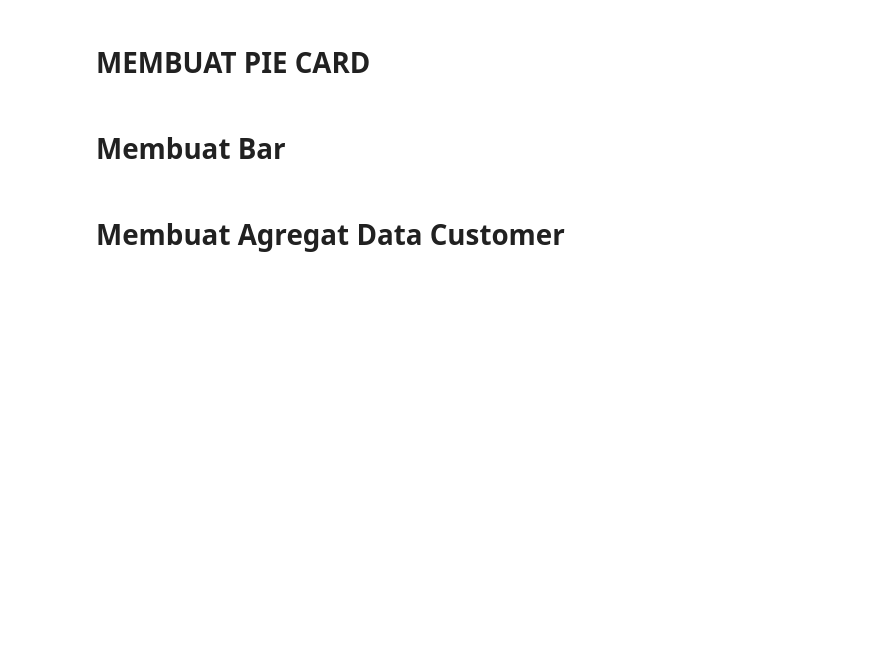
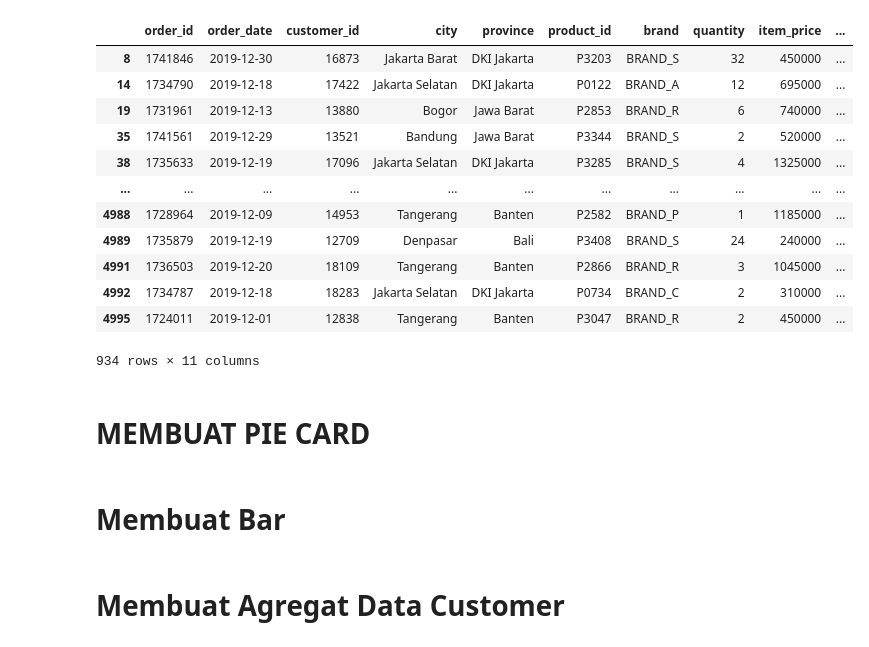
Before and after one commit to syukurd/PYTHONLIKE, a Jupyter notebook: sains/datascience/visualisasi part II/colormap copy.ipynb, the cells around one changed output. Cells and saved outputs as stored; diff of their text form; code cells hidden in the pictures; blank space fills up the shorter version.

```diff
--- a/sains/datascience/visualisasi part II/colormap copy.ipynb
+++ b/sains/datascience/visualisasi part II/colormap copy.ipynb
@@ -17,0 +54,16 @@ datadki.head()
+# %%
+dataset_top5brand_dec
+# %% [output]
+|  | order_id | order_date | customer_id | city | province | product_id | brand | quantity | item_price | ... |
+| 8 | 1741846 | 2019-12-30 | 16873 | Jakarta Barat | DKI Jakarta | P3203 | BRAND_S | 32 | 450000 | ... |
+| 14 | 1734790 | 2019-12-18 | 17422 | Jakarta Selatan | DKI Jakarta | P0122 | BRAND_A | 12 | 695000 | ... |
+| 19 | 1731961 | 2019-12-13 | 13880 | Bogor | Jawa Barat | P2853 | BRAND_R | 6 | 740000 | ... |
+| 35 | 1741561 | 2019-12-29 | 13521 | Bandung | Jawa Barat | P3344 | BRAND_S | 2 | 520000 | ... |
+| 38 | 1735633 | 2019-12-19 | 17096 | Jakarta Selatan | DKI Jakarta | P3285 | BRAND_S | 4 | 1325000 | ... |
+| ... | ... | ... | ... | ... | ... | ... | ... | ... | ... | ... |
+| 4988 | 1728964 | 2019-12-09 | 14953 | Tangerang | Banten | P2582 | BRAND_P | 1 | 1185000 | ... |
+| 4989 | 1735879 | 2019-12-19 | 12709 | Denpasar | Bali | P3408 | BRAND_S | 24 | 240000 | ... |
+| 4991 | 1736503 | 2019-12-20 | 18109 | Tangerang | Banten | P2866 | BRAND_R | 3 | 1045000 | ... |
+| 4992 | 1734787 | 2019-12-18 | 18283 | Jakarta Selatan | DKI Jakarta | P0734 | BRAND_C | 2 | 310000 | ... |
+| 4995 | 1724011 | 2019-12-01 | 12838 | Tangerang | Banten | P3047 | BRAND_R | 2 | 450000 | ... |
+934 rows × 11 columns
```
Also changed, not shown: parts of 4 cells of this notebook, 1 other file.
